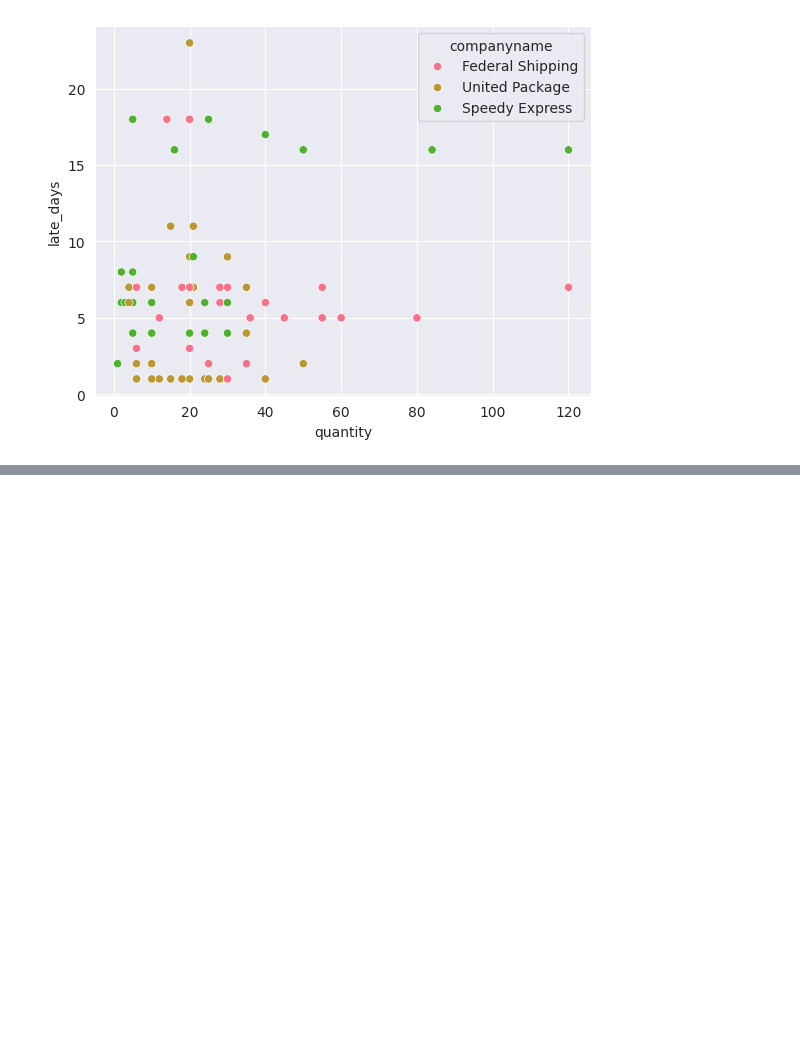
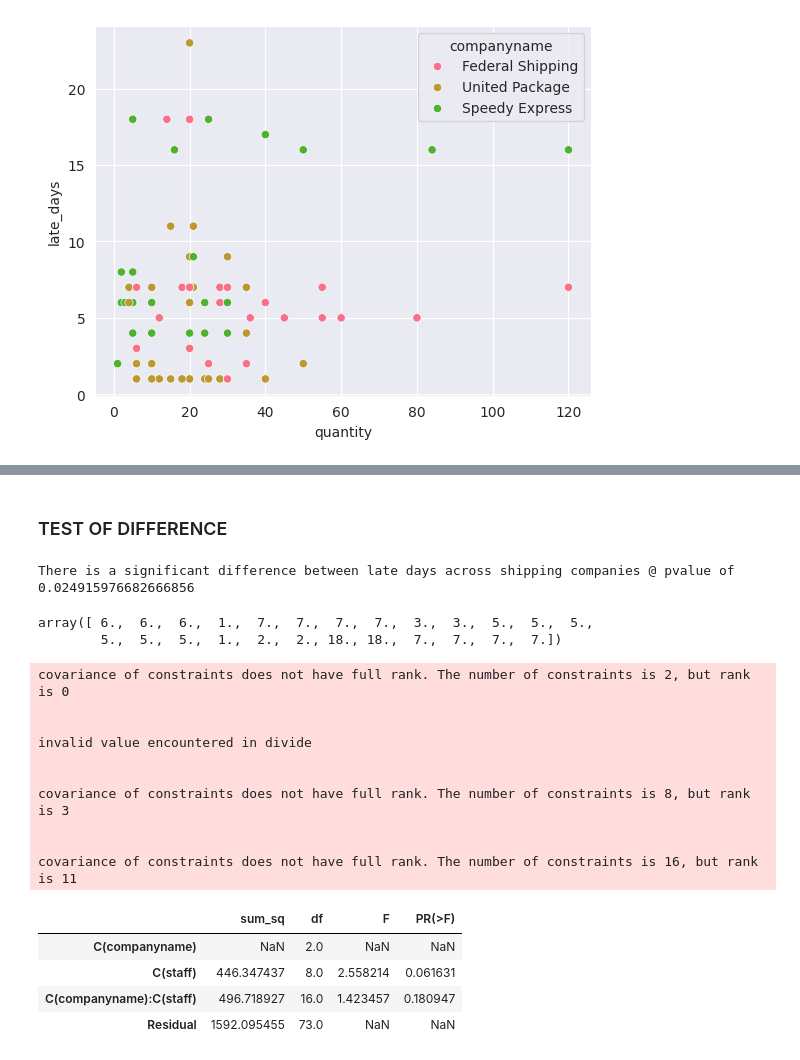
Before and after one commit to Muyiiwaa/python_and_sql_4_data-analysis, a Jupyter notebook: Exploratory_Data_Analysis_2.ipynb, the cells around one changed output, grey strips where cells are left out. Saved outputs shown, nothing was run; the diff lists cells and outputs as text; code cells hidden in the pictures; blank space fills up the shorter version.

```diff
--- a/Exploratory_Data_Analysis_2.ipynb
+++ b/Exploratory_Data_Analysis_2.ipynb
@@ -202,0 +251,50 @@ sns.scatterplot(data = data, x = 'quantity', y='late_days', hue = 'companyname')
+# %% [markdown]
+### TEST OF DIFFERENCE
+# %%
+# 1. problem statement:
+# Inspecting the difference in late days accross the shipping companies.
+
+# 2. set the hypothesis
+null = 'There is no significant difference between late days across shipping companies'
+alternative = 'There is a significant difference between late days across shipping companies'
+
+# 3. set the level of significance
+alpha = 0.05
+
+# 4. compute the test
+test_statistic, pvalue = stats.f_oneway(data[data['companyname']=='Federal Shipping']['late_days'],
+               data[data['companyname']=='United Package']['late_days'],
+               data[data['companyname']=='Speedy Express']['late_days'])
+
+# 5. make decision
+if pvalue < alpha:
+  print(f'{alternative} @ pvalue of {pvalue}')
+else:
+  print(f'{null} @ pvalue of {pvalue}')
+# %% [output]
+There is a significant difference between late days across shipping companies @ pvalue of 0.024915976682666856
+# %%
+data[data['companyname']=='Federal Shipping']['late_days'].values
+# %% [output]
+array([ 6.,  6.,  6.,  1.,  7.,  7.,  7.,  7.,  3.,  3.,  5.,  5.,  5.,
+        5.,  5.,  5.,  1.,  2.,  2., 18., 18.,  7.,  7.,  7.,  7.])
+# %%
+model = smf.ols(formula='late_days ~ C(companyname) + C(staff) + C(companyname):C(staff)', data=data).fit()
+anova_table = sm.stats.anova_lm(model, typ=2)
+anova_table
+# %% [output]
+covariance of constraints does not have full rank. The number of constraints is 2, but rank is 0
+
+
+invalid value encountered in divide
+
+
+covariance of constraints does not have full rank. The number of constraints is 8, but rank is 3
+
+
+covariance of constraints does not have full rank. The number of constraints is 16, but rank is 11
+|  | sum_sq | df | F | PR(>F) |
+| C(companyname) | NaN | 2.0 | NaN | NaN |
+| C(staff) | 446.347437 | 8.0 | 2.558214 | 0.061631 |
+| C(companyname):C(staff) | 496.718927 | 16.0 | 1.423457 | 0.180947 |
+| Residual | 1592.095455 | 73.0 | NaN | NaN |
```
Also changed, not shown: parts of 10 cells of this notebook.
